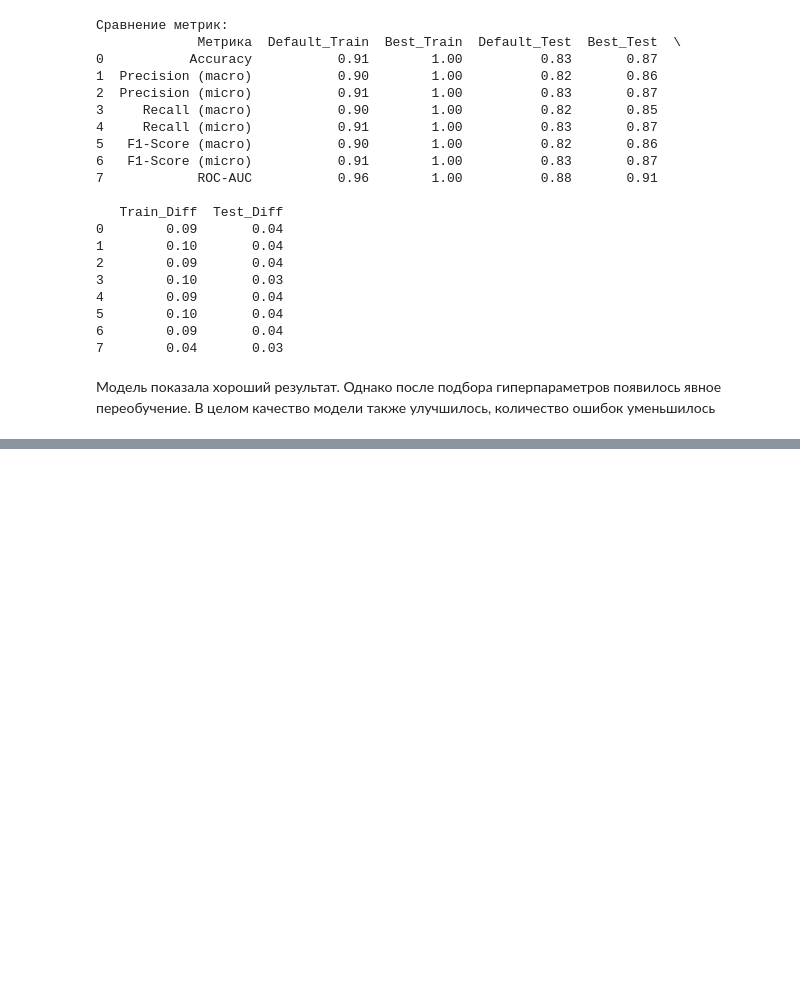
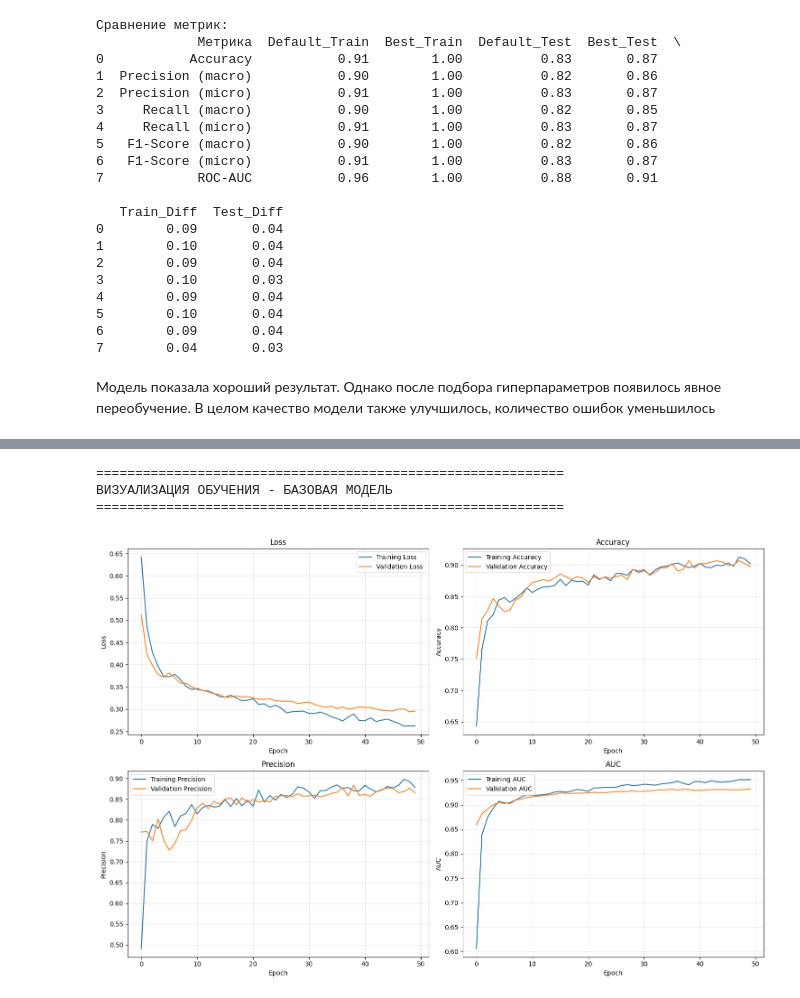
Before and after one commit to DenixSaw/ML-labs-NSTU, a Jupyter notebook: report.ipynb, the cells around one changed output, grey strips where cells are left out. Cells and saved outputs as stored; diff of their text form; code cells hidden in the pictures; blank space fills up the shorter version.

```diff
--- a/report.ipynb
+++ b/report.ipynb
@@ -1599,0 +1815,53 @@ print(comparison_df_knn.round(4))
+# %%
+# Визуализация обучения базовой модели
+import matplotlib.pyplot as plt
+
+print('\n' + '=' * 60)
+print('ВИЗУАЛИЗАЦИЯ ОБУЧЕНИЯ - БАЗОВАЯ МОДЕЛЬ')
+print('=' * 60)
+
+fig, ((ax1, ax2), (ax3, ax4)) = plt.subplots(2, 2, figsize=(15, 10))
+
+# Loss
+ax1.plot(history_basic.history['loss'], label='Training Loss')
+ax1.plot(history_basic.history['val_loss'], label='Validation Loss')
+ax1.set_title('Loss')
+ax1.set_xlabel('Epoch')
+ax1.set_ylabel('Loss')
+ax1.legend()
+ax1.grid(True, alpha=0.3)
+
+# Accuracy
+ax2.plot(history_basic.history['accuracy'], label='Training Accuracy')
+ax2.plot(history_basic.history['val_accuracy'], label='Validation Accuracy')
+ax2.set_title('Accuracy')
+ax2.set_xlabel('Epoch')
+ax2.set_ylabel('Accuracy')
+ax2.legend()
+ax2.grid(True, alpha=0.3)
+
+# Precision
+ax3.plot(history_basic.history['Precision'], label='Training Precision')
+ax3.plot(history_basic.history['val_Precision'], label='Validation Precision')
+ax3.set_title('Precision')
+ax3.set_xlabel('Epoch')
+ax3.set_ylabel('Precision')
+ax3.legend()
+ax3.grid(True, alpha=0.3)
+
+# AUC
+ax4.plot(history_basic.history['AUC'], label='Training AUC')
+ax4.plot(history_basic.history['val_AUC'], label='Validation AUC')
+ax4.set_title('AUC')
+ax4.set_xlabel('Epoch')
+ax4.set_ylabel('AUC')
+ax4.legend()
+ax4.grid(True, alpha=0.3)
+
+plt.tight_layout()
+plt.show()
+# %% [output]
+============================================================
+ВИЗУАЛИЗАЦИЯ ОБУЧЕНИЯ - БАЗОВАЯ МОДЕЛЬ
+============================================================
+[figure, added]
```
Also changed, not shown: parts of 28 cells of this notebook, 38 other files.
